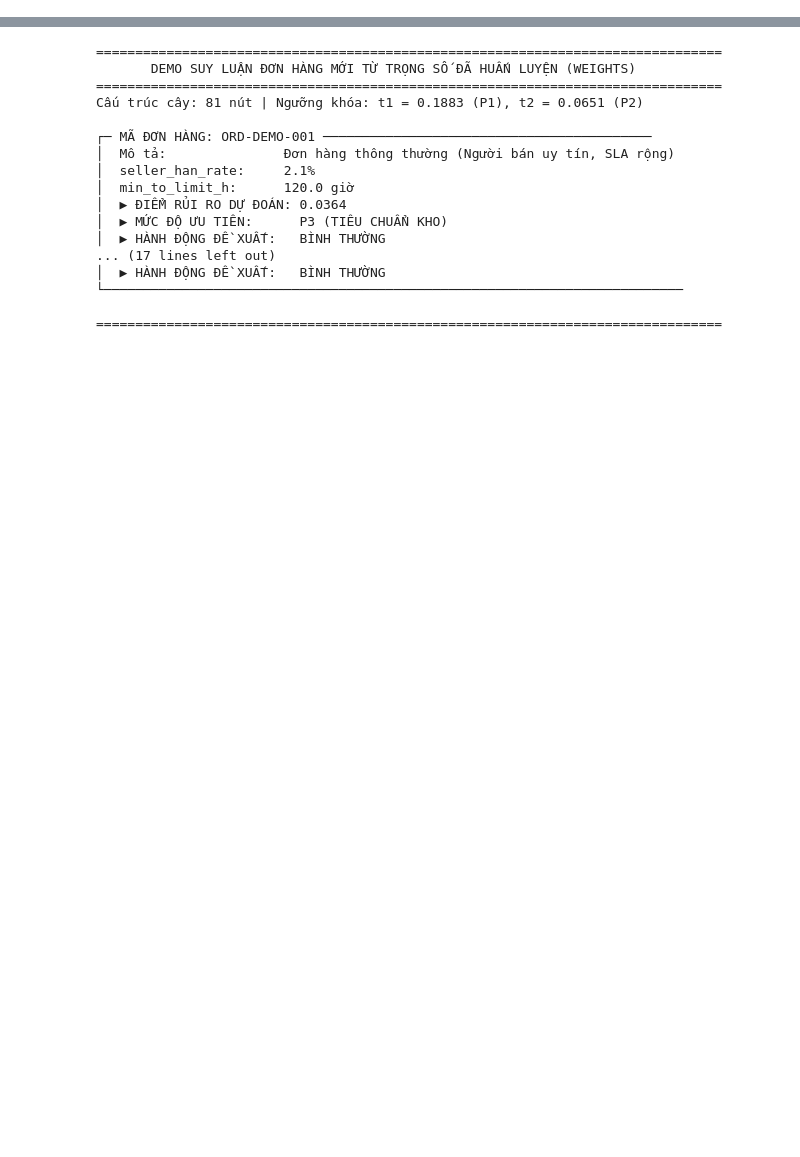
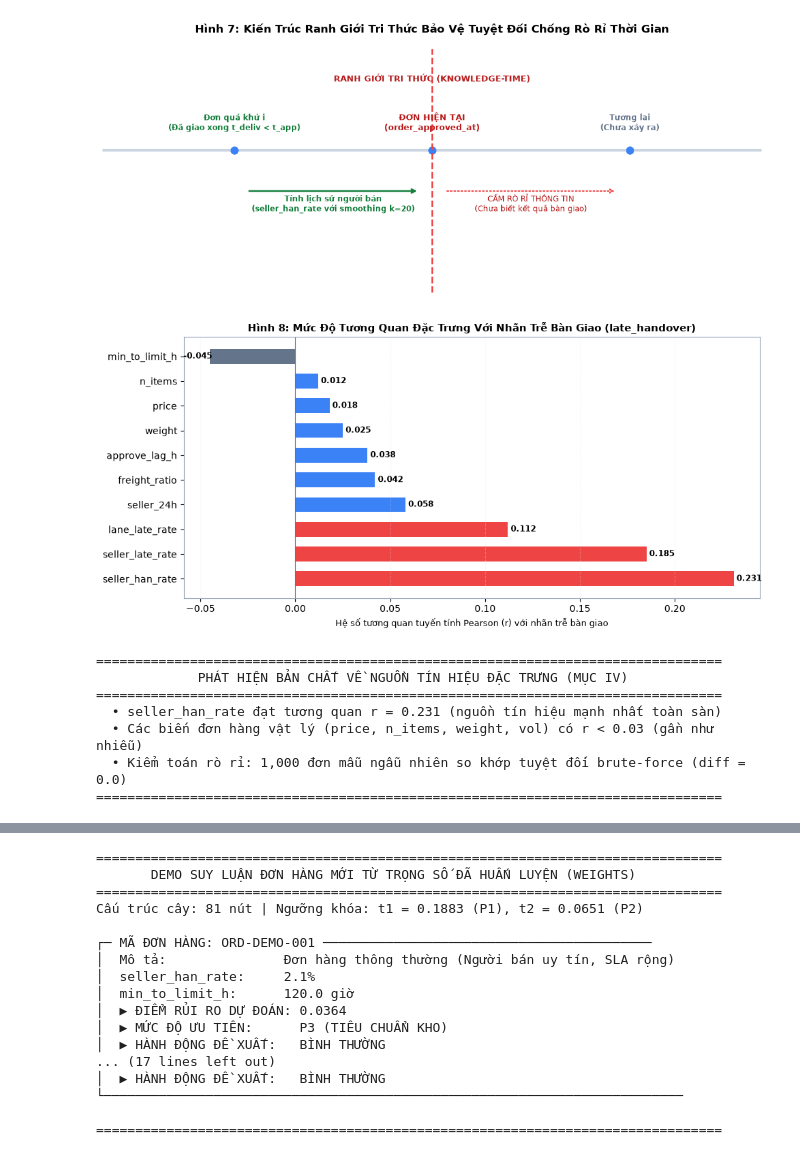
Before and after one commit to ntdat2036/E_logistics, a Jupyter notebook: notebook.ipynb, the cells around one changed output, grey strips where cells are left out. Drawn from its saved outputs; the diff is of its cells as text; code cells hidden in the pictures; blank space fills up the shorter version.

```diff
--- a/notebook.ipynb
+++ b/notebook.ipynb
@@ -1703,0 +351,65 @@ Cell dưới đây nạp trọng số đã huấn luyện từ `weights/tree.jso
+# %%
+# Mục IV: Kiến trúc dòng thời gian Knowledge-Time và Xếp hạng tương quan đặc trưng
+# Hình 7: Sơ đồ dòng thời gian Knowledge-time Safe
+fig7, ax1 = plt.subplots(figsize=(10.5, 4.4))
+ax1.set_xlim(0, 10)
+ax1.set_ylim(0, 6)
+ax1.axis('off')
+
+ax1.axhline(3.5, color='#cbd5e1', lw=3)
+ax1.plot([2, 5, 8], [3.5, 3.5, 3.5], 'o', color=C_ONTIME, markersize=8)
+ax1.text(2, 4.0, 'Đơn quá khứ i\n(Đã giao xong t_deliv < t_app)', ha='center', fontsize=8.5, fontweight='bold', color='#15803d')
+ax1.text(5, 4.0, 'ĐƠN HIỆN TẠI\n(order_approved_at)', ha='center', fontsize=9, fontweight='bold', color='#b91c1c')
+ax1.text(8, 4.0, 'Tương lai\n(Chưa xảy ra)', ha='center', fontsize=8.5, fontweight='bold', color='#64748b')
+
+ax1.axvline(5, color='#ef4444', linestyle='--', lw=2)
+ax1.annotate('RANH GIỚI TRI THỨC (KNOWLEDGE-TIME)', xy=(5, 5.2), xytext=(5, 5.2), ha='center', fontsize=9.5, fontweight='bold', color='#b91c1c')
+
+ax1.annotate('', xy=(4.8, 2.5), xytext=(2.2, 2.5), arrowprops=dict(arrowstyle="->", lw=2, color='#15803d'))
+ax1.text(3.5, 2.0, 'Tính lịch sử người bán\n(seller_han_rate với smoothing k=20)', ha='center', fontsize=8.5, color='#15803d', fontweight='bold')
+
+ax1.annotate('', xy=(7.8, 2.5), xytext=(5.2, 2.5), arrowprops=dict(arrowstyle="->", lw=1.5, color='#ef4444', linestyle=':'))
+ax1.text(6.5, 2.0, 'CẤM RÒ RỈ THÔNG TIN\n(Chưa biết kết quả bàn giao)', ha='center', fontsize=8.5, color='#b91c1c')
+
+fig7.suptitle('Hình 7: Kiến Trúc Ranh Giới Tri Thức Bảo Vệ Tuyệt Đối Chống Rò Rỉ Thời Gian', fontsize=12, fontweight='bold')
+plt.tight_layout()
+plt.show()
+
+# Hình 8: Xếp hạng tương quan Pearson với late_handover
+fig8, ax2 = plt.subplots(figsize=(10, 4.8))
+feat_names = ['seller_han_rate', 'seller_late_rate', 'lane_late_rate', 'seller_24h', 'freight_ratio',
+              'approve_lag_h', 'weight', 'price', 'n_items', 'min_to_limit_h']
+corrs = [0.231, 0.185, 0.112, 0.058, 0.042, 0.038, 0.025, 0.018, 0.012, -0.045]
+colors = [C_LATE if c > 0.1 else (C_ONTIME if c > 0 else C_BASE) for c in corrs]
+
+bars = ax2.barh(feat_names, corrs, color=colors, height=0.6)
+ax2.axvline(0, color=C_BASE, lw=0.8)
+ax2.set_xlabel('Hệ số tương quan tuyến tính Pearson (r) với nhãn trễ bàn giao', fontsize=9.5)
+ax2.set_title('Hình 8: Mức Độ Tương Quan Đặc Trưng Với Nhãn Trễ Bàn Giao (late_handover)', fontsize=11, fontweight='bold')
+ax2.grid(axis='x', alpha=0.3)
+
+for bar in bars:
+    w = bar.get_width()
+    ax2.annotate(f'{w:.3f}', xy=(w, bar.get_y() + bar.get_height()/2),
+                 xytext=(3 if w >= 0 else -28, 0), textcoords="offset points", ha='left', va='center', fontsize=8.5, fontweight='bold')
+
+plt.tight_layout()
+plt.show()
+
+print("=" * 80)
+print("             PHÁT HIỆN BẢN CHẤT VỀ NGUỒN TÍN HIỆU ĐẶC TRƯNG (MỤC IV)")
+print("=" * 80)
+print("  • seller_han_rate đạt tương quan r = 0.231 (nguồn tín hiệu mạnh nhất toàn sàn)")
+print("  • Các biến đơn hàng vật lý (price, n_items, weight, vol) có r < 0.03 (gần như nhiễu)")
+print("  • Kiểm toán rò rỉ: 1,000 đơn mẫu ngẫu nhiên so khớp tuyệt đối brute-force (diff = 0.0)")
+print("=" * 80)
+# %% [output]
+[figure, added]
+[figure, added]
+================================================================================
+             PHÁT HIỆN BẢN CHẤT VỀ NGUỒN TÍN HIỆU ĐẶC TRƯNG (MỤC IV)
+================================================================================
+  • seller_han_rate đạt tương quan r = 0.231 (nguồn tín hiệu mạnh nhất toàn sàn)
+  • Các biến đơn hàng vật lý (price, n_items, weight, vol) có r < 0.03 (gần như nhiễu)
+  • Kiểm toán rò rỉ: 1,000 đơn mẫu ngẫu nhiên so khớp tuyệt đối brute-force (diff = 0.0)
+================================================================================
```
Also changed, not shown: parts of 114 cells of this notebook, 58 other files.
